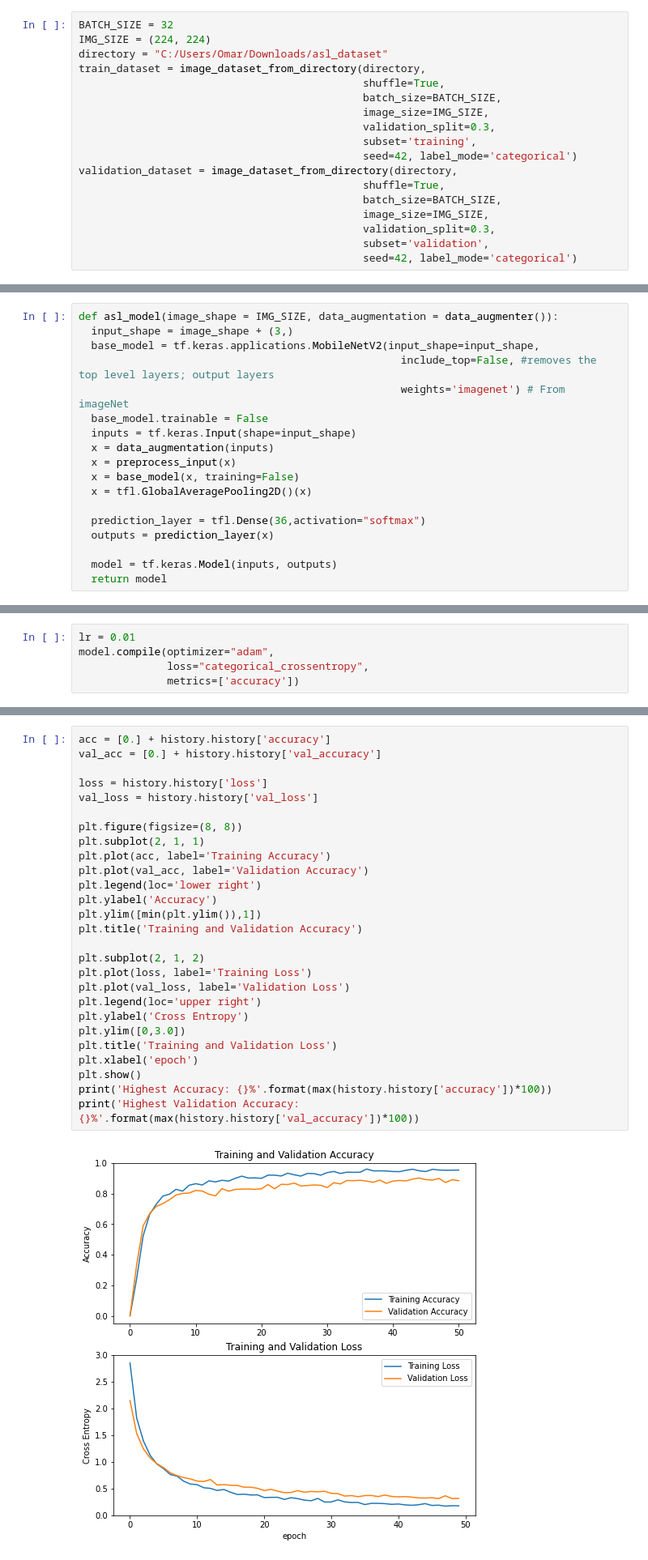
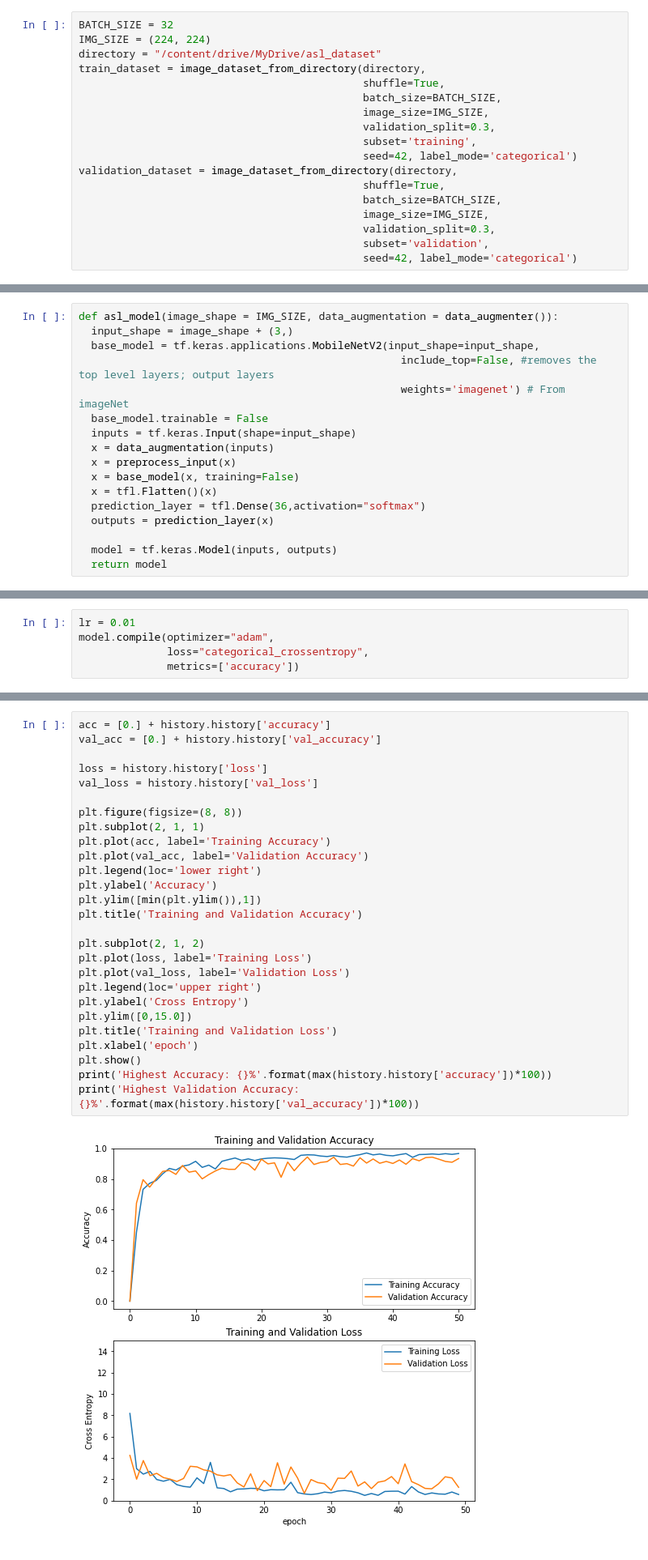
Before and after one commit to youssefdarwish37/AmericanSignLanguage, a Jupyter notebook: ASL_Transfer_Learning(MobileNetV2).ipynb, the cells around one changed output, grey strips where cells are left out. Shown: that part at 81% size. Cells and saved outputs as stored; diff of their text form.

Commit message:
updated MobileNetV2
swapped golobalaveragepooling with a flatten layer  before the fc output layer

```diff
--- a/ASL_Transfer_Learning(MobileNetV2).ipynb
+++ b/ASL_Transfer_Learning(MobileNetV2).ipynb
@@ -12,7 +17,7 @@ from tensorflow.keras.preprocessing import image_dataset_from_directory
 # %%
 BATCH_SIZE = 32
 IMG_SIZE = (224, 224)
-directory = "C:/Users/Omar/Downloads/asl_dataset"
+directory = "/content/drive/MyDrive/asl_dataset"
 train_dataset = image_dataset_from_directory(directory,
                                              shuffle=True,
                                              batch_size=BATCH_SIZE,
@@ -150,8 +162,7 @@ def asl_model(image_shape = IMG_SIZE, data_augmentation = data_augmenter()):
   x = data_augmentation(inputs)
   x = preprocess_input(x)
   x = base_model(x, training=False)
-  x = tfl.GlobalAveragePooling2D()(x)
-
+  x = tfl.Flatten()(x)
   prediction_layer = tfl.Dense(36,activation="softmax")
   outputs = prediction_layer(x)
 
@@ -209,29 +220,29 @@ Epoch 50/50
 # %%
 acc = [0.] + history.history['accuracy']
 val_acc = [0.] + history.history['val_accuracy']
 
 loss = history.history['loss']
 val_loss = history.history['val_loss']
 
 plt.figure(figsize=(8, 8))
 plt.subplot(2, 1, 1)
 plt.plot(acc, label='Training Accuracy')
 plt.plot(val_acc, label='Validation Accuracy')
 plt.legend(loc='lower right')
 plt.ylabel('Accuracy')
 plt.ylim([min(plt.ylim()),1])
 plt.title('Training and Validation Accuracy')
 
 plt.subplot(2, 1, 2)
 plt.plot(loss, label='Training Loss')
 plt.plot(val_loss, label='Validation Loss')
 plt.legend(loc='upper right')
 plt.ylabel('Cross Entropy')
-plt.ylim([0,3.0])
+plt.ylim([0,15.0])
 plt.title('Training and Validation Loss')
 plt.xlabel('epoch')
 plt.show()
 print('Highest Accuracy: {}%'.format(max(history.history['accuracy'])*100))
 print('Highest Validation Accuracy: {}%'.format(max(history.history['val_accuracy'])*100))
 # %% [output]
-[figure, old version]
+[figure, new version]
```
Also changed, not shown: parts of 9 cells of this notebook.
